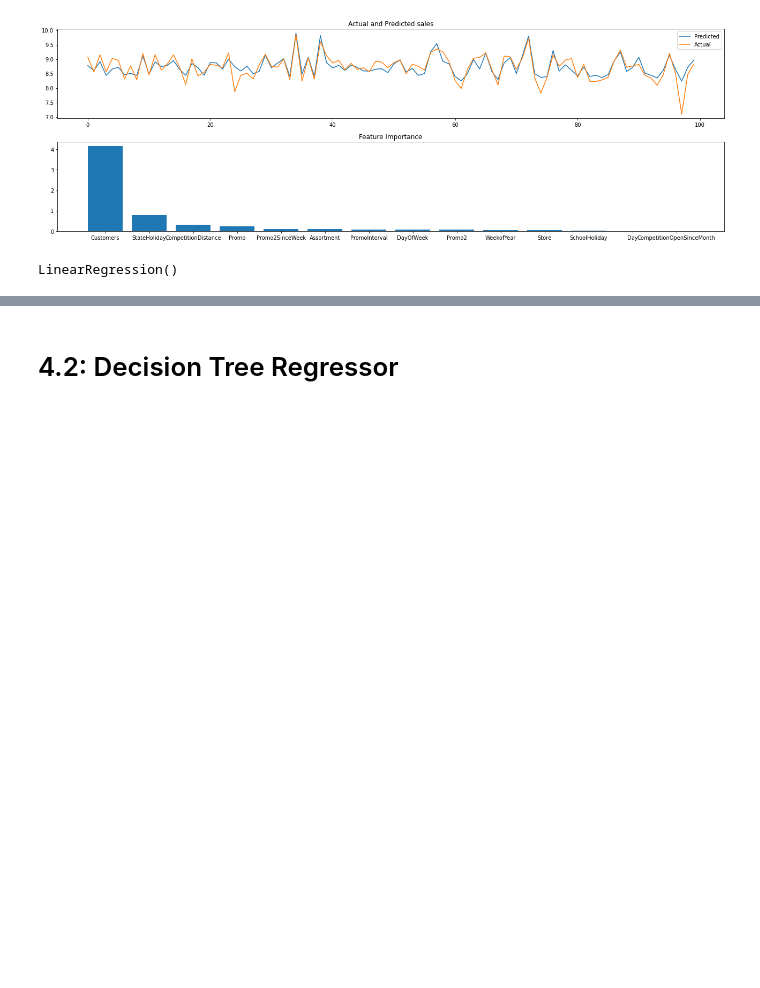
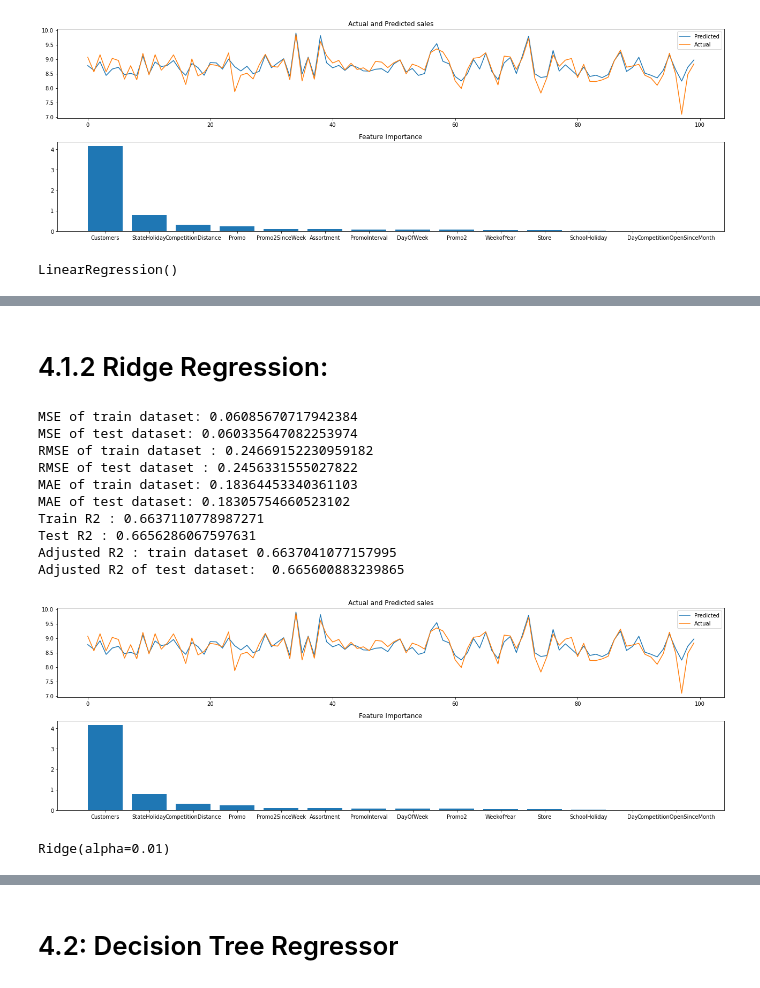
Before and after one commit to Kondasagar/Retail-Sales-Prediction-Regression-Model, a Jupyter notebook: Rossmann_Sales_Prediction_Capstone_Project.ipynb, the cells around one changed output, grey strips where cells are left out. Drawn from its saved outputs; the diff is of its cells as text; code cells hidden in the pictures; blank space fills up the shorter version.

```diff
--- a/Rossmann_Sales_Prediction_Capstone_Project.ipynb
+++ b/Rossmann_Sales_Prediction_Capstone_Project.ipynb
@@ -840,0 +860,19 @@ LinearRegression()
+# %% [markdown]
+# 4.1.2 Ridge Regression:
+# %%
+#  Fitting Ridge regressor
+ridge= Ridge(alpha=0.01)
+analyse_model(ridge, X_train_scaled, X_test_scaled, y_train, y_test)
+# %% [output]
+MSE of train dataset: 0.06085670717942384
+MSE of test dataset: 0.060335647082253974
+RMSE of train dataset : 0.24669152230959182
+RMSE of test dataset : 0.2456331555027822
+MAE of train dataset: 0.18364453340361103
+MAE of test dataset: 0.18305754660523102
+Train R2 : 0.6637110778987271
+Test R2 : 0.6656286067597631
+Adjusted R2 : train dataset 0.6637041077157995
+Adjusted R2 of test dataset:  0.665600883239865
+[figure, added]
+Ridge(alpha=0.01)
```
Also changed, not shown: parts of 5 cells of this notebook.
